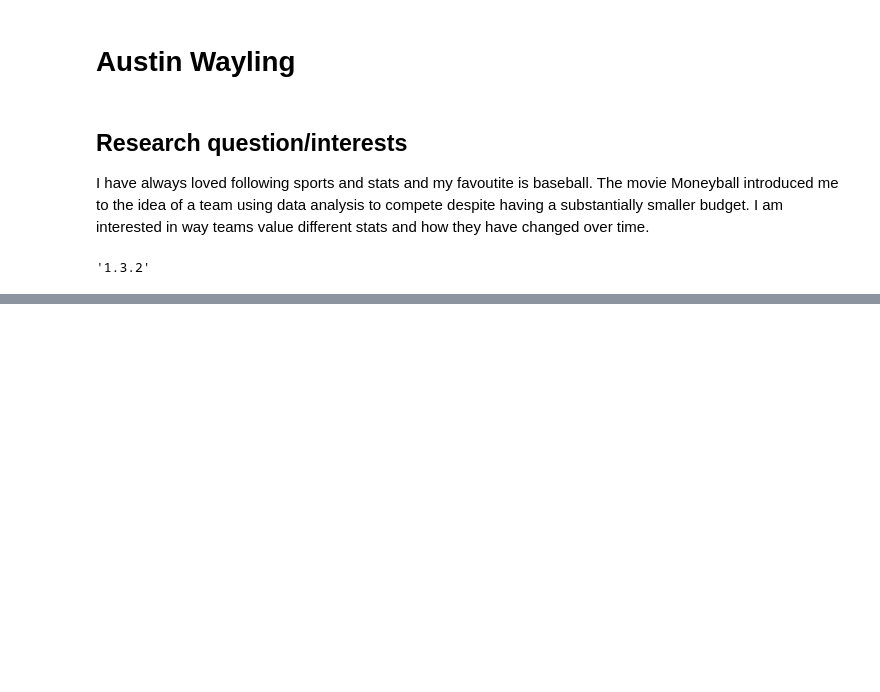
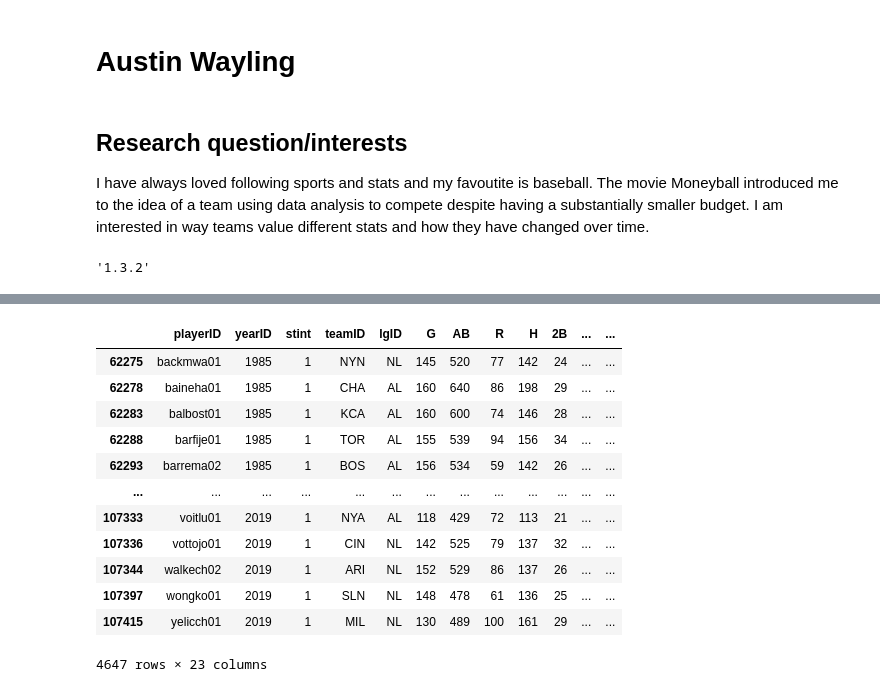
Before and after one commit to data301-2021-winter1/project-group37-project, a Jupyter notebook: notebooks/analysis1.ipynb, the cells around one changed output, grey strips where cells are left out. Cells and saved outputs as stored; diff of their text form; code cells hidden in the pictures; blank space fills up the shorter version.

```diff
--- a/notebooks/analysis1.ipynb
+++ b/notebooks/analysis1.ipynb
@@ -38,0 +182,18 @@ Fielding = pd.read_csv("../data/raw/Fielding.csv")
+# %%
+#Drops MLB non-qualified hitters for 162 games
+batting = batting.drop(batting[batting["PA"] < 502].index)
+batting
+# %% [output]
+|  | playerID | yearID | stint | teamID | lgID | G | AB | R | H | 2B | ... | ... |
+| 62275 | backmwa01 | 1985 | 1 | NYN | NL | 145 | 520 | 77 | 142 | 24 | ... | ... |
+| 62278 | baineha01 | 1985 | 1 | CHA | AL | 160 | 640 | 86 | 198 | 29 | ... | ... |
+| 62283 | balbost01 | 1985 | 1 | KCA | AL | 160 | 600 | 74 | 146 | 28 | ... | ... |
+| 62288 | barfije01 | 1985 | 1 | TOR | AL | 155 | 539 | 94 | 156 | 34 | ... | ... |
+| 62293 | barrema02 | 1985 | 1 | BOS | AL | 156 | 534 | 59 | 142 | 26 | ... | ... |
+| ... | ... | ... | ... | ... | ... | ... | ... | ... | ... | ... | ... | ... |
+| 107333 | voitlu01 | 2019 | 1 | NYA | AL | 118 | 429 | 72 | 113 | 21 | ... | ... |
+| 107336 | vottojo01 | 2019 | 1 | CIN | NL | 142 | 525 | 79 | 137 | 32 | ... | ... |
+| 107344 | walkech02 | 2019 | 1 | ARI | NL | 152 | 529 | 86 | 137 | 26 | ... | ... |
+| 107397 | wongko01 | 2019 | 1 | SLN | NL | 148 | 478 | 61 | 136 | 25 | ... | ... |
+| 107415 | yelicch01 | 2019 | 1 | MIL | NL | 130 | 489 | 100 | 161 | 29 | ... | ... |
+4647 rows × 23 columns
```
Also changed, not shown: parts of 30 cells of this notebook.
